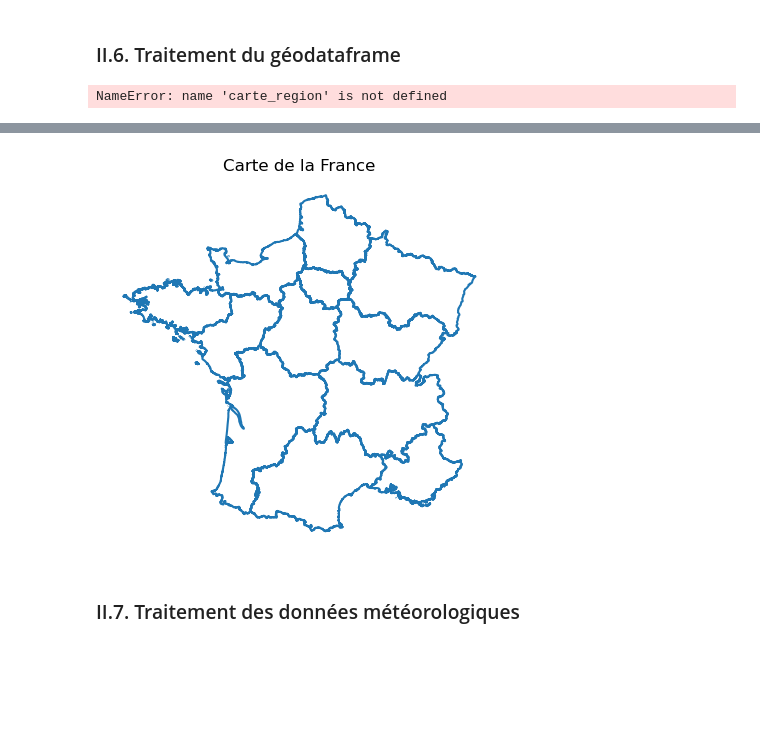
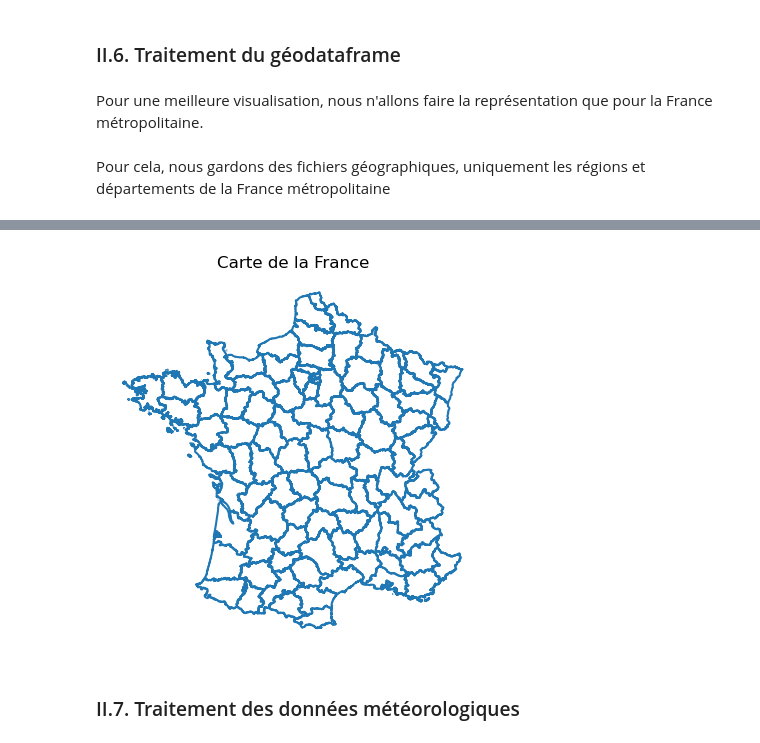
Before and after one commit to celineferbach/Projet-accidents-de-la-route, a Jupyter notebook: importation.ipynb, the cells around one changed output, grey strips where cells are left out. Cells and saved outputs as stored; diff of their text form; code cells hidden in the pictures; blank space fills up the shorter version.

```diff
--- a/importation.ipynb
+++ b/importation.ipynb
@@ -436,19 +568,21 @@ df.head(10)
 # %% [markdown]
 ### II.6. Traitement du géodataframe
+# %% [markdown]
+Pour une meilleure visualisation, nous n'allons faire la représentation que pour la France métropolitaine.
+# %% [markdown]
+Pour cela, nous gardons des fichiers géographiques, uniquement les régions et départements de la France métropolitaine
 # %%
-carte_region = carte_region.loc[france["INSEE_REG"] > 10]
-carte_region = carte_region.loc[france["INSEE_REG"] != 94]
+carte_reg = carte_reg.loc[carte_reg["INSEE_REG"] > 10]
+carte_reg = carte_reg.loc[carte_reg["INSEE_REG"] != 94]
-# %% [output]
-NameError: name 'carte_region' is not defined
 # %%
-depart.loc[depart['INSEE_DEP'] == '2A', 'INSEE_DEP'] = 999
-depart.loc[depart['INSEE_DEP'] == '2B', 'INSEE_DEP'] = 998
+carte_dep.loc[carte_dep['INSEE_DEP'] == '2A', 'INSEE_DEP'] = 999
+carte_dep.loc[carte_dep['INSEE_DEP'] == '2B', 'INSEE_DEP'] = 998
 # %%
-print(depart.dtypes)
-depart['INSEE_DEP'] = depart['INSEE_DEP'].astype(float).astype(int)
-depart = depart.loc[depart["INSEE_DEP"] < 971]
-depart = depart.to_crs(2154)
-depart.head(2)
+print(carte_dep.dtypes)
+carte_dep['INSEE_DEP'] = carte_dep['INSEE_DEP'].astype(float).astype(int)
+carte_dep = carte_dep.loc[carte_dep["INSEE_DEP"] < 971]
+carte_dep = carte_dep.to_crs(2154)
+carte_dep.head(2)
 # %% [output]
 INSEE_DEP                object
 PAYS                     object
@@ -461,17 +595,17 @@ dtype: object
 | 4 | 43 | France | Haute-Loire | 227570 | IGN:EXPRESS-COG-CARTO-TERRITOIRE | POLYGON ((770266.6 6473465.6, 770... |
 | 5 | 65 | France | Hautes-Pyrénées | 229567 | IGN:EXPRESS-COG-CARTO-TERRITOIRE | MULTIPOLYGON (((449840.3 6280811.... |
 # %%
-carte = france.boundary.plot()
+carte = carte_dep.boundary.plot()
 
 # Change le crs:
 #df = df.to_crs(epsg=2154)
 
 
 #df.plot(ax=base, color='red')
 carte.set_title('Carte de la France')
 carte.set_axis_off()
 # %% [output]
-[figure, old version]
+[figure, new version]
 # %% [markdown]
 ### II.7. Traitement des données météorologiques
 # %% [markdown]
```
Also changed, not shown: parts of 39 cells of this notebook.
